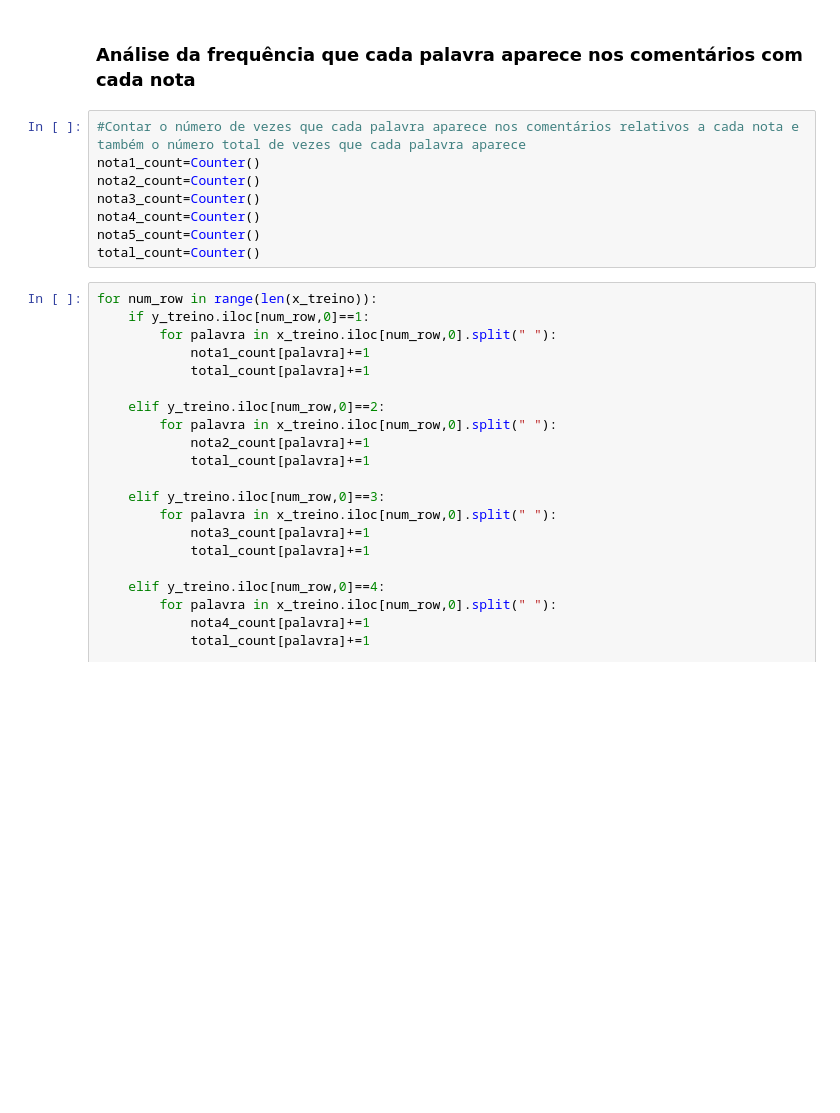
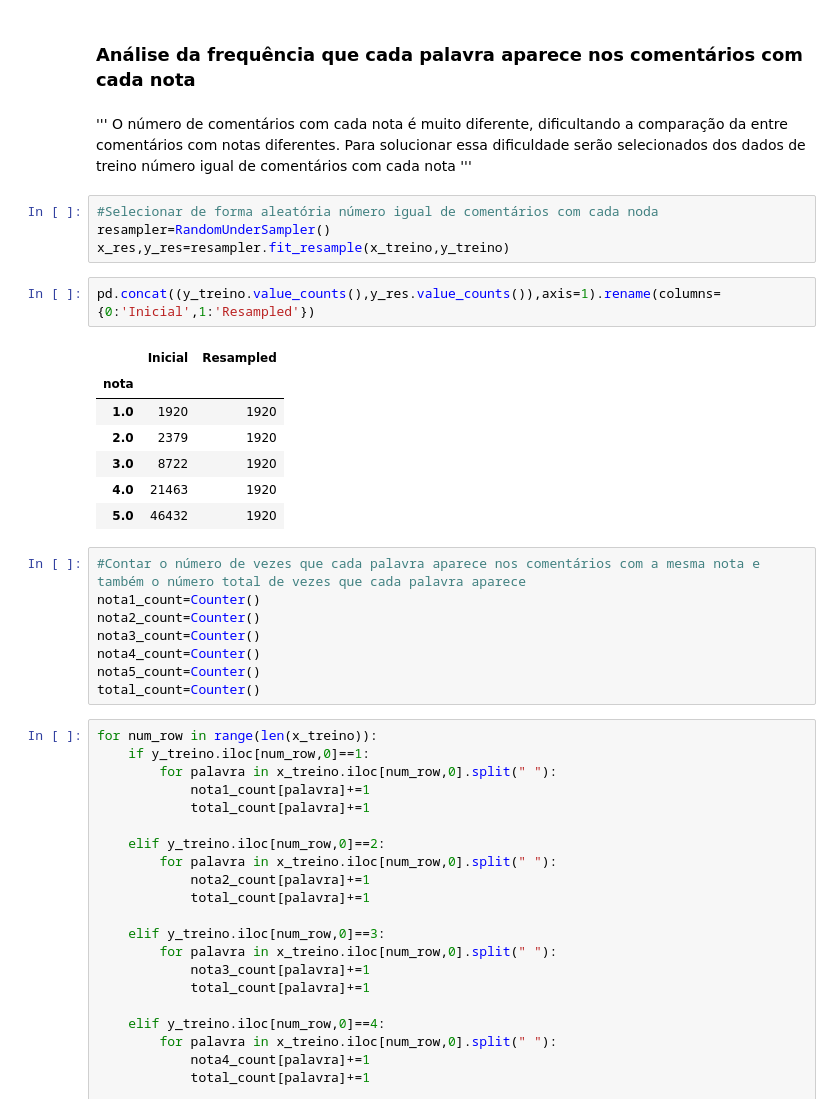
Before and after one commit to RodolfoPCruz/trip_advisor, a Jupyter notebook: trip_advisor.ipynb, the cells around one changed output. Cells and saved outputs as stored; diff of their text form; blank space fills up the shorter version.

Commit message:
Correção da comparação entre a frequência de ocorrência de cada palavra nos comentários com cada nota.

```diff
--- a/trip_advisor.ipynb
+++ b/trip_advisor.ipynb
@@ -361,7 +362,26 @@ Sem pontuação e somente letras minúsculas: local bom para comprar artesanato
 # %% [markdown]
 ### Análise da frequência que cada palavra aparece nos comentários com cada nota
+# %% [markdown]
+'''
+O número de comentários com cada nota é muito diferente, dificultando a comparação da entre comentários com notas diferentes. Para solucionar essa dificuldade serão
+selecionados dos dados de treino número igual de comentários com cada nota
+'''
+# %%
+#Selecionar de forma aleatória número igual de comentários com cada noda
+resampler=RandomUnderSampler()
+x_res,y_res=resampler.fit_resample(x_treino,y_treino)
+# %%
+pd.concat((y_treino.value_counts(),y_res.value_counts()),axis=1).rename(columns={0:'Inicial',1:'Resampled'})
+# %% [output]
+|  | Inicial | Resampled |
+| nota |  |  |
+| 1.0 | 1920 | 1920 |
+| 2.0 | 2379 | 1920 |
+| 3.0 | 8722 | 1920 |
+| 4.0 | 21463 | 1920 |
+| 5.0 | 46432 | 1920 |
 # %%
-#Contar o número de vezes que cada palavra aparece nos comentários relativos a cada nota e também o número total de vezes que cada palavra aparece
+#Contar o número de vezes que cada palavra aparece nos comentários com a mesma nota e também o número total de vezes que cada palavra aparece
 nota1_count=Counter()
 nota2_count=Counter()
 nota3_count=Counter()
```
Also changed, not shown: parts of 5 cells of this notebook.
